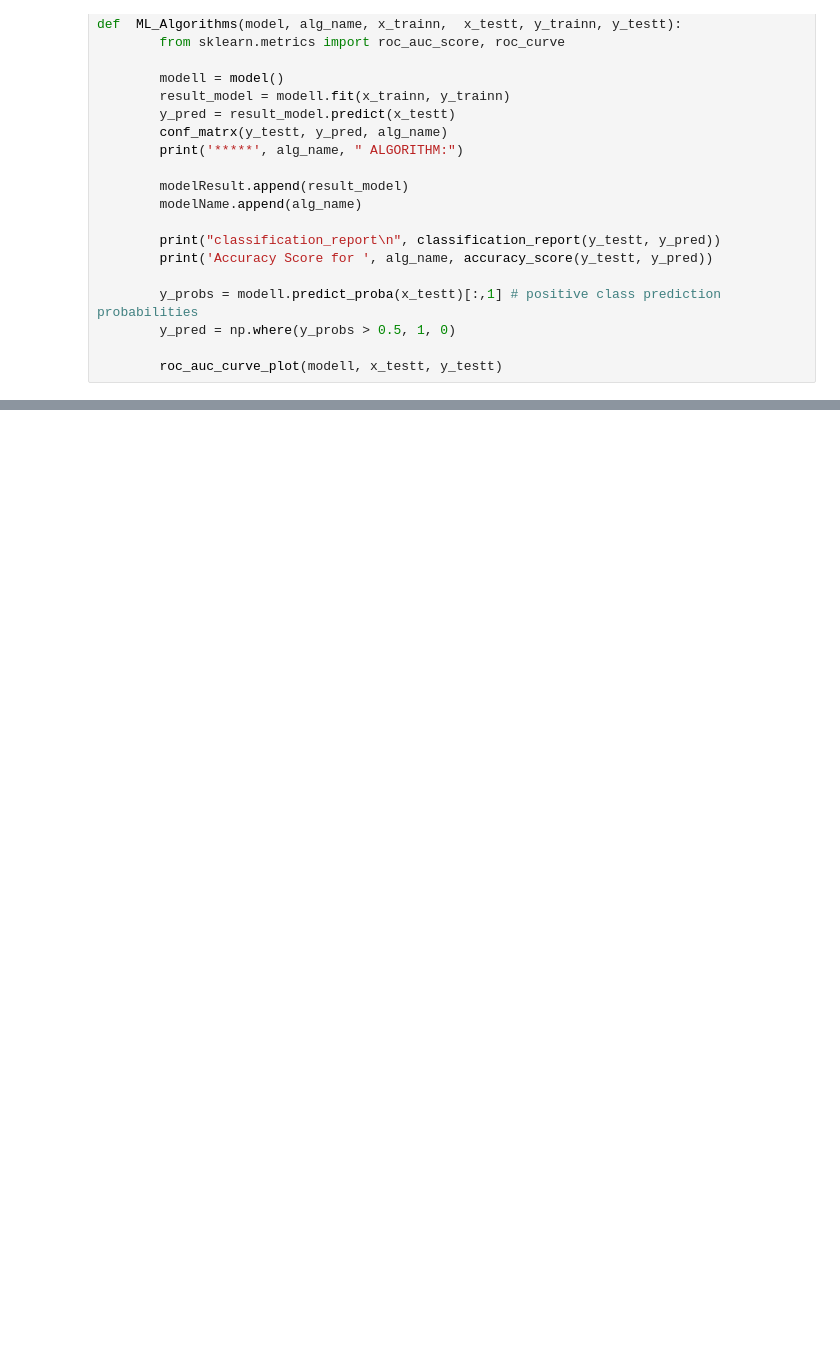
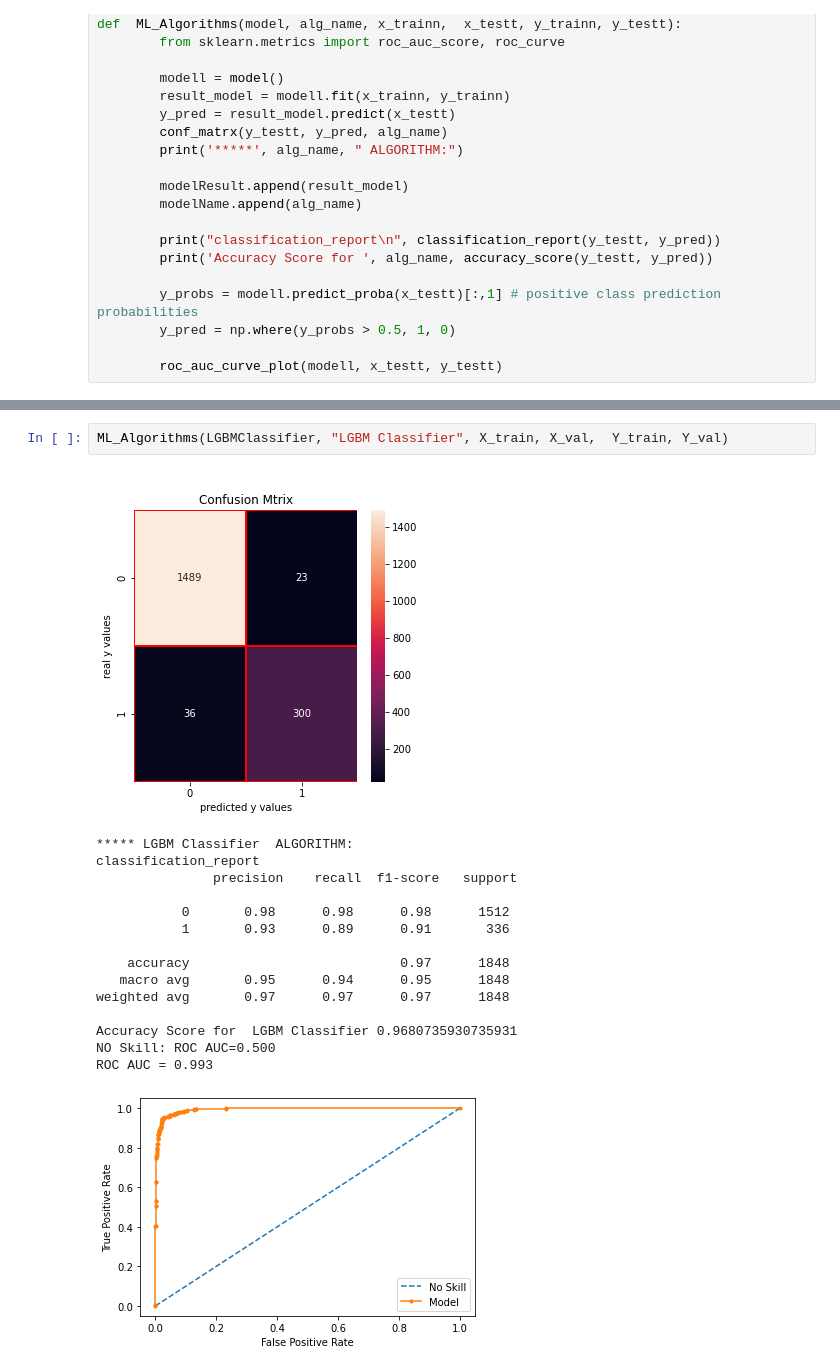
Before and after one commit to shaokat/machine_learning, a Jupyter notebook: Bank churn prediction .ipynb, the cells around one changed output, grey strips where cells are left out. Drawn from its saved outputs; the diff is of its cells as text; blank space fills up the shorter version.

```diff
--- a/Bank churn prediction .ipynb
+++ b/Bank churn prediction .ipynb
@@ -406,0 +478,19 @@ ROC AUC = 0.989
+# %%
+ML_Algorithms(LGBMClassifier, "LGBM Classifier", X_train, X_val,  Y_train, Y_val)
+# %% [output]
+[figure, added]
+***** LGBM Classifier  ALGORITHM:
+classification_report
+               precision    recall  f1-score   support
+
+           0       0.98      0.98      0.98      1512
+           1       0.93      0.89      0.91       336
+
+    accuracy                           0.97      1848
+   macro avg       0.95      0.94      0.95      1848
+weighted avg       0.97      0.97      0.97      1848
+
+Accuracy Score for  LGBM Classifier 0.9680735930735931
+NO Skill: ROC AUC=0.500
+ROC AUC = 0.993
+[figure, added]
```
Also changed, not shown: parts of 30 cells of this notebook.
